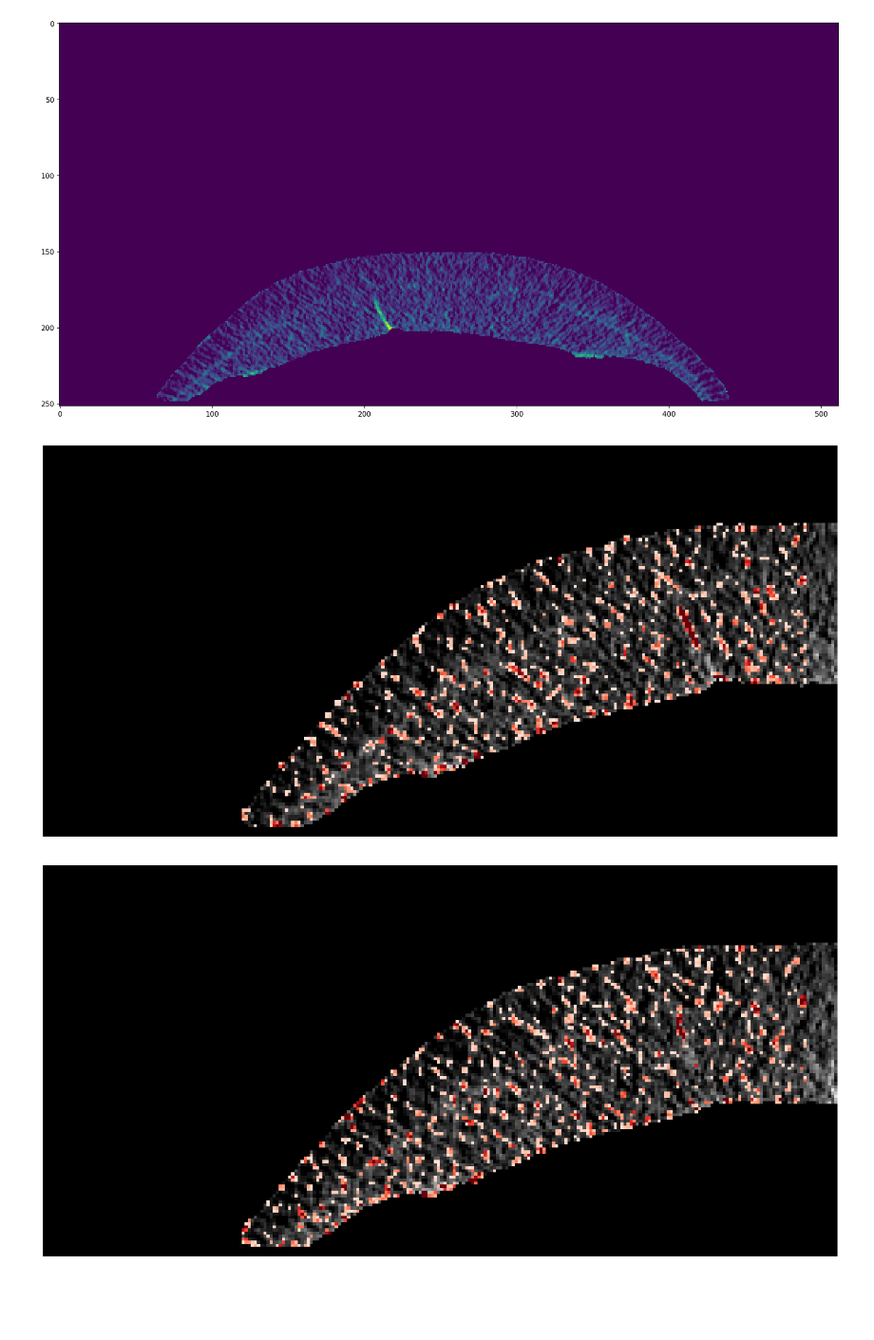
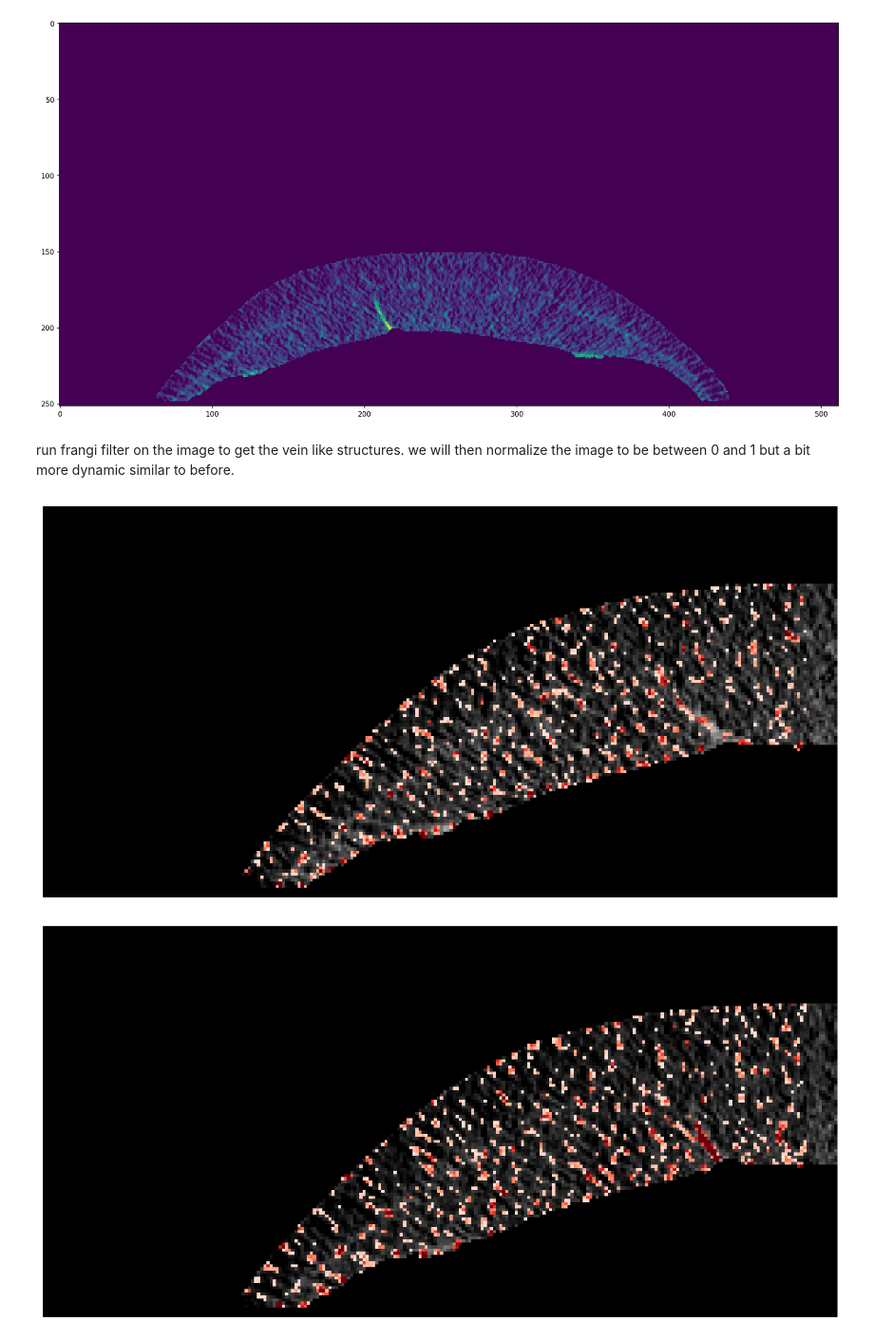
Before and after one commit to HosseinOutward/VUB-ACS-24_Hospital_Project, a Jupyter notebook: HP Clean.ipynb, the cells around one changed output. Shown at 95% size. Saved outputs shown, nothing was run; the diff lists cells and outputs as text; code cells hidden in the pictures; blank space fills up the shorter version.

```diff
--- a/HP Clean.ipynb
+++ b/HP Clean.ipynb
@@ -198,31 +203,33 @@ plt.imshow(img_balanced[roi_slide])
 # %% [output]
 <matplotlib.image.AxesImage at 0x...>
 [figure]
+# %% [markdown]
+run frangi filter on the image to get the vein like structures. we will then normalize the image to be between 0 and 1 but a bit more dynamic similar to before.
 # %%
 # Apply the Frangi filter with adjusted parameters
 frangi_slice = frangi(
     img_balanced,
     # scale_range=(1, 2),  # More sensitive to different scales
-    scale_step=0.2,  # More fine-grained scale steps
-    beta=1.2,  # More sensitive to line-like structures
-    gamma=4,  # Less background suppression for more sensitivity
+    # scale_step=1,  # More fine-grained scale steps
+    # beta=1.0,  # More sensitive to line-like structures
+    # gamma=4,  # Less background suppression for more sensitivity
     black_ridges=False  # Assuming bright ridges on dark background
 )
 # %%
 normlized_frangi = frangi_slice.copy()
 normlized_frangi = np.clip(normlized_frangi,
-                           *np.percentile(normlized_frangi[normlized_frangi > 0], [5, 99.8]))
+                           *np.percentile(normlized_frangi[normlized_frangi > 0], [15, 99.8]))
 normlized_frangi /= np.max(normlized_frangi)
 normlized_frangi[normlized_frangi < 0.1] = 0
 normlized_frangi[:, :, normlized_frangi.shape[2] // 2 - 10:normlized_frangi.shape[2] // 2 + 10] = 0
 
-for i in np.arange(-1, 2 + 1, 1):
+for i in np.arange(-2, 2 + 1, 1):
     plt.figure(figsize=(15, 10), dpi=100)
     temp = [roi_slide + i, slice(len(img[0]) // 2, len(img[0])), slice(0, len(img[0][0]) // 2)]
     plt.imshow(img_balanced[*temp], cmap="gray")
     plt.imshow(normlized_frangi[*temp], cmap='Reds', alpha=(normlized_frangi[*temp] > 0).astype(float))
     plt.axis('off')
     plt.show()
 # %% [output]
-[figure, old version]
+[figure, new version]
-[figure, old version]
+[figure, new version]
```
Also changed, not shown: parts of 8 cells of this notebook.
